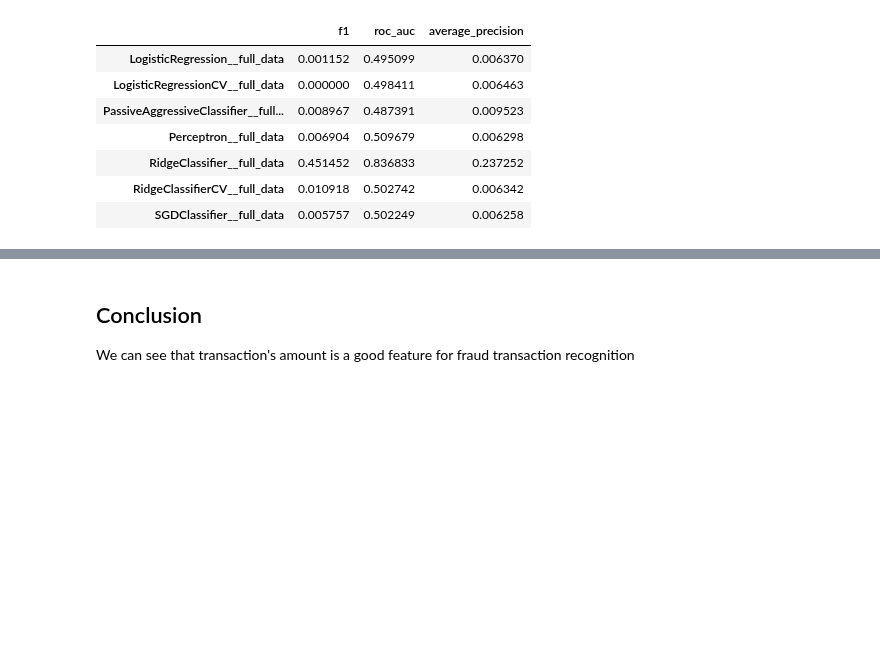
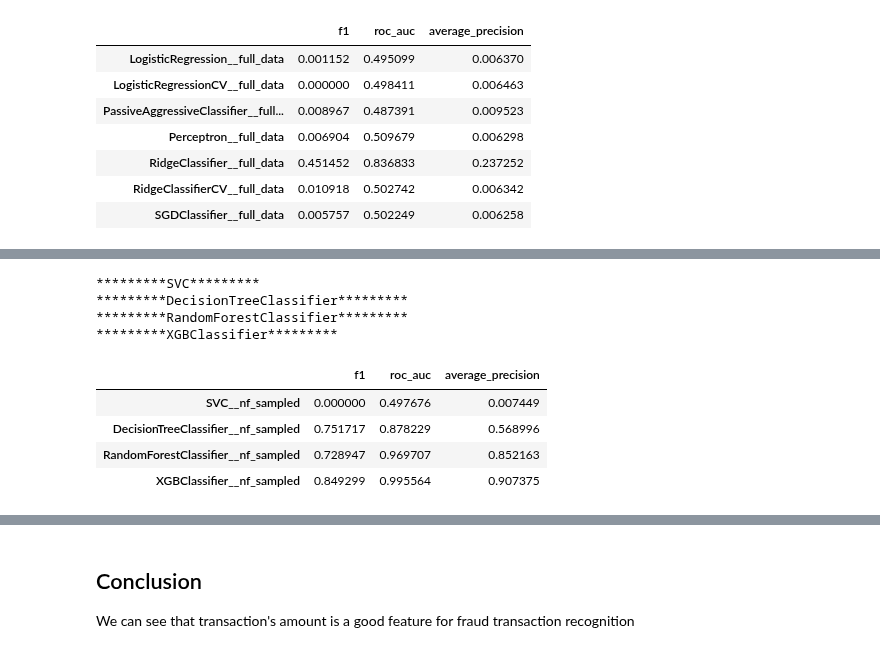
Before and after one commit to sashaaKr/master-of-science, a Jupyter notebook: semester_2/Advanced_Topics_in_Machine_Learning/assignment_2/Advanced Machine Learning_sasha - HW #2.ipynb, the cells around one changed output, grey strips where cells are left out. Cells and saved outputs as stored; diff of their text form; code cells hidden in the pictures; blank space fills up the shorter version.

```diff
--- a/semester_2/Advanced_Topics_in_Machine_Learning/assignment_2/Advanced Machine Learning_sasha - HW #2.ipynb
+++ b/semester_2/Advanced_Topics_in_Machine_Learning/assignment_2/Advanced Machine Learning_sasha - HW #2.ipynb
@@ -994,0 +1172,27 @@ rand_sample_scores_df
+# %%
+rand_sample_scores_df = pd.DataFrame(dtype=float)
+
+for regressor in classifiers:
+    name = regressor.__name__
+    print('*********' + name + '*********')
+    full_scores = cross_validate(
+        regressor(),
+        X_nf_sampled,
+        Y_nf_sampled,
+        cv=10,
+        scoring=('roc_auc', 'average_precision', 'f1'),
+        n_jobs = -1
+    )
+    add_score(rand_sample_scores_df, full_scores, regressor.__name__, "_nf_sampled")
+
+rand_sample_scores_df
+# %% [output]
+*********SVC*********
+*********DecisionTreeClassifier*********
+*********RandomForestClassifier*********
+*********XGBClassifier*********
+|  | f1 | roc_auc | average_precision |
+| SVC__nf_sampled | 0.000000 | 0.497676 | 0.007449 |
+| DecisionTreeClassifier__nf_sampled | 0.751717 | 0.878229 | 0.568996 |
+| RandomForestClassifier__nf_sampled | 0.728947 | 0.969707 | 0.852163 |
+| XGBClassifier__nf_sampled | 0.849299 | 0.995564 | 0.907375 |
```
Also changed, not shown: parts of 17 cells of this notebook.
